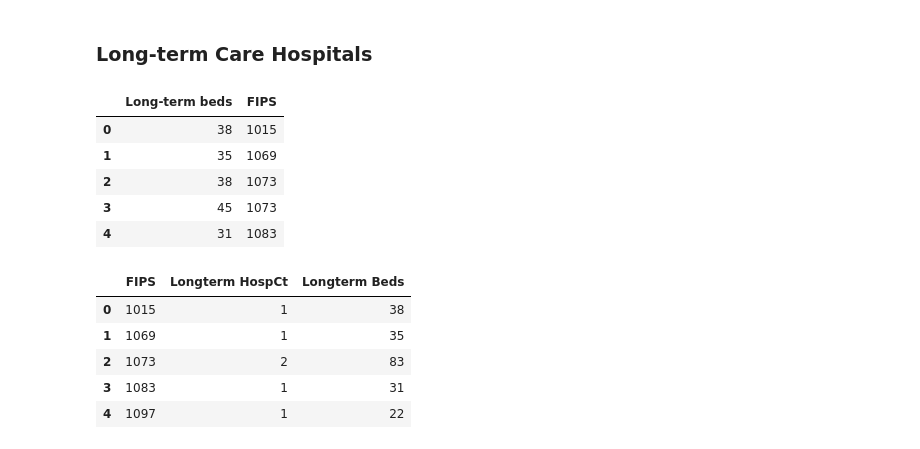
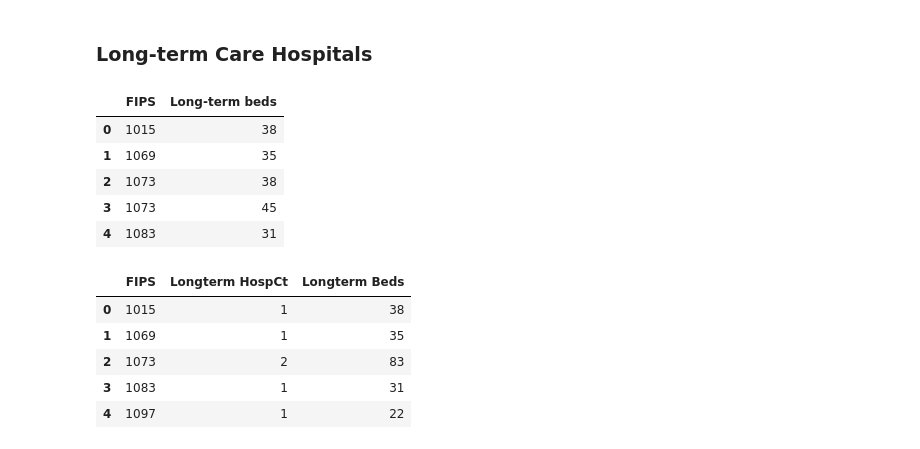
Before and after one commit to jhu-covid-optimization/covid-drivers, a Jupyter notebook: notebooks/bm-01-AC-PCA_data_processing.ipynb, the cells around one changed output. Drawn from its saved outputs; the diff is of its cells as text; code cells hidden in the pictures.

```diff
--- a/notebooks/bm-01-AC-PCA_data_processing.ipynb
+++ b/notebooks/bm-01-AC-PCA_data_processing.ipynb
@@ -40,22 +36,23 @@ Index(['FID', 'ID', 'NAME', 'ADDRESS', 'CITY', 'STATE', 'ZIP', 'ZIP4',
 # %% [markdown]
 ### Long-term Care Hospitals
 # %%
-longterm = pd.read_csv('../data/raw/Long-_Term_Care_Hospital_-_General_Information.csv').filter(['Total Number of Beds', 'State', 'County Name'])
-longterm['Long-term beds'] = longterm['Total Number of Beds']
-longterm = longterm.drop(columns='Total Number of Beds')
+longterm_all = pd.read_csv('../data/raw/Long-_Term_Care_Hospital_-_General_Information.csv')
+longterm_all['Long-term beds'] = longterm_all['Total Number of Beds']
+longterm_all = longterm_all.drop(columns='Total Number of Beds')
 fipscodes = pd.read_csv('../data/raw/countyfipstool2019.csv').filter(['sab', 'cname', 'fips'])
-longterm = fipscodes.merge(longterm, left_on=['sab', 'cname'], right_on=['State', 'County Name'])
+longterm_all = fipscodes.merge(longterm_all, left_on=['sab', 'cname'], right_on=['State', 'County Name'])
+longterm_all['FIPS'] = longterm_all['fips']
+longterm_all = longterm_all.drop(columns=['sab', 'cname', 'fips', 'State', 'County Name'])
+longterm = longterm_all.filter(['FIPS', 'Long-term beds', 'State', 'County Name'])
 longterm = longterm.dropna()
-longterm['FIPS'] = longterm['fips']
-longterm = longterm.drop(columns=['sab', 'cname', 'fips', 'State', 'County Name'])
 longterm.head()
 # %% [output]
-|  | Long-term beds | FIPS |
-| 0 | 38 | 1015 |
-| 1 | 35 | 1069 |
-| 2 | 38 | 1073 |
-| 3 | 45 | 1073 |
-| 4 | 31 | 1083 |
+|  | FIPS | Long-term beds |
+| 0 | 1015 | 38 |
+| 1 | 1069 | 35 |
+| 2 | 1073 | 38 |
+| 3 | 1073 | 45 |
+| 4 | 1083 | 31 |
 # %%
 fips_groups =longterm.groupby("FIPS")
 
```
Also changed, not shown: parts of 39 cells of this notebook, 3 other files.
